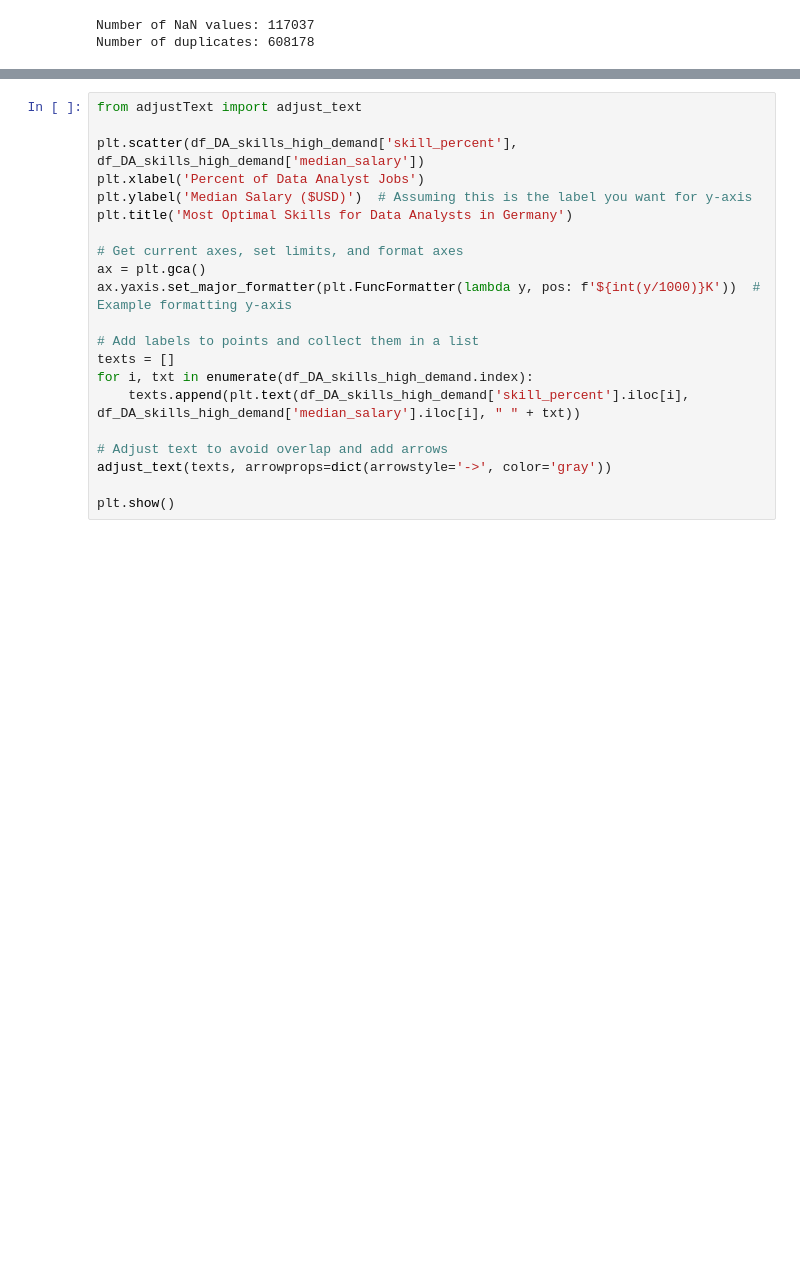
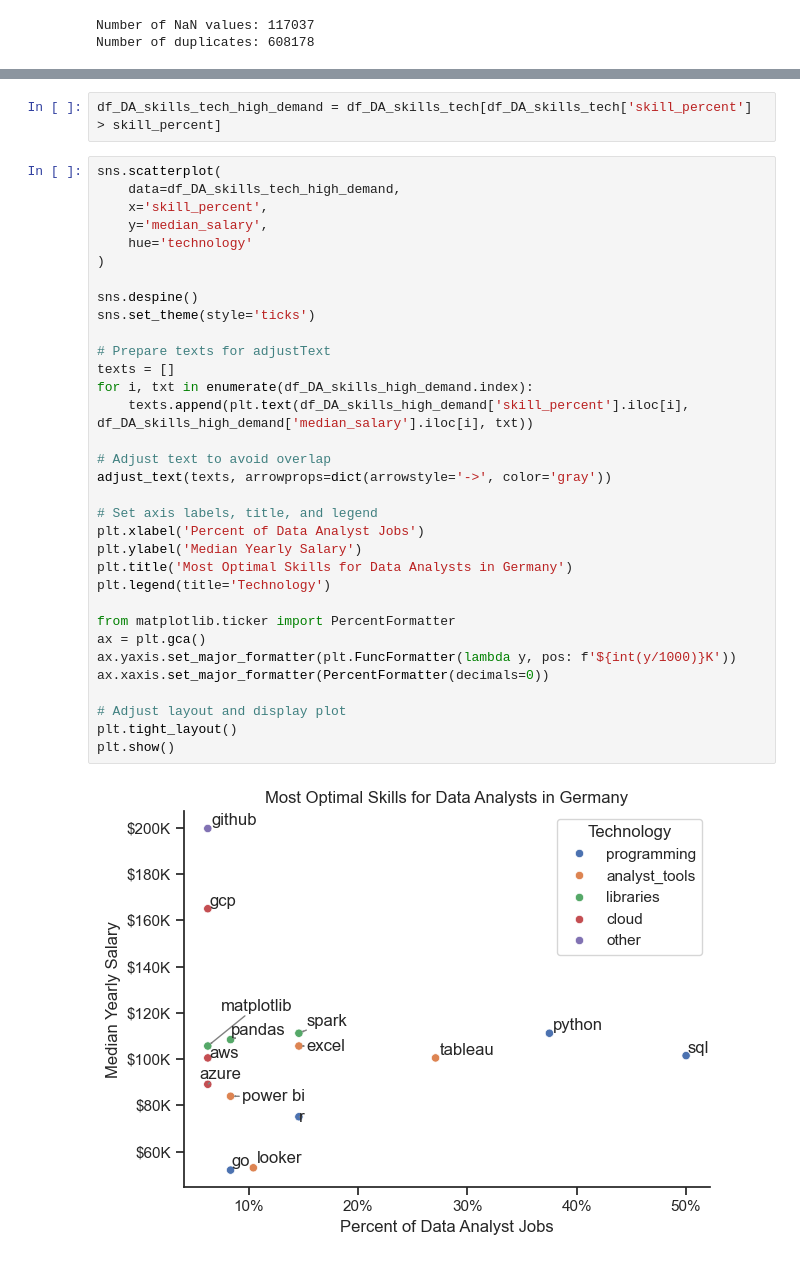
Before and after one commit to Ol11nyk/Python_Data_Project, a Jupyter notebook: Project/5_Optimal_Skill.ipynb, the cells around one changed output, grey strips where cells are left out. Drawn from its saved outputs; the diff is of its cells as text; blank space fills up the shorter version.

```diff
--- a/Project/5_Optimal_Skill.ipynb
+++ b/Project/5_Optimal_Skill.ipynb
@@ -206,21 +240,37 @@ df_DA_skills_high_demand.merge(df_technology, left_on='job_skills', right_on='sk
+# %%
+df_DA_skills_tech_high_demand = df_DA_skills_tech[df_DA_skills_tech['skill_percent'] > skill_percent]
 # %%
-from adjustText import adjust_text
+sns.scatterplot(
+    data=df_DA_skills_tech_high_demand,
+    x='skill_percent',
+    y='median_salary',
+    hue='technology'
+)
 
-plt.scatter(df_DA_skills_high_demand['skill_percent'], df_DA_skills_high_demand['median_salary'])
-plt.xlabel('Percent of Data Analyst Jobs')
-plt.ylabel('Median Salary ($USD)')  # Assuming this is the label you want for y-axis
-plt.title('Most Optimal Skills for Data Analysts in Germany')
+sns.despine()
+sns.set_theme(style='ticks')
 
-# Get current axes, set limits, and format axes
-ax = plt.gca()
-ax.yaxis.set_major_formatter(plt.FuncFormatter(lambda y, pos: f'${int(y/1000)}K'))  # Example formatting y-axis
-
-# Add labels to points and collect them in a list
+# Prepare texts for adjustText
 texts = []
 for i, txt in enumerate(df_DA_skills_high_demand.index):
-    texts.append(plt.text(df_DA_skills_high_demand['skill_percent'].iloc[i], df_DA_skills_high_demand['median_salary'].iloc[i], " " + txt))
+    texts.append(plt.text(df_DA_skills_high_demand['skill_percent'].iloc[i], df_DA_skills_high_demand['median_salary'].iloc[i], txt))
 
-# Adjust text to avoid overlap and add arrows
+# Adjust text to avoid overlap
 adjust_text(texts, arrowprops=dict(arrowstyle='->', color='gray'))
 
+# Set axis labels, title, and legend
+plt.xlabel('Percent of Data Analyst Jobs')
+plt.ylabel('Median Yearly Salary')
+plt.title('Most Optimal Skills for Data Analysts in Germany')
+plt.legend(title='Technology')
+
+from matplotlib.ticker import PercentFormatter
+ax = plt.gca()
+ax.yaxis.set_major_formatter(plt.FuncFormatter(lambda y, pos: f'${int(y/1000)}K'))
+ax.xaxis.set_major_formatter(PercentFormatter(decimals=0))
+
+# Adjust layout and display plot
+plt.tight_layout()
 plt.show()
+# %% [output]
+[figure, added]
```
Also changed, not shown: parts of 18 cells of this notebook, 7 other files.
